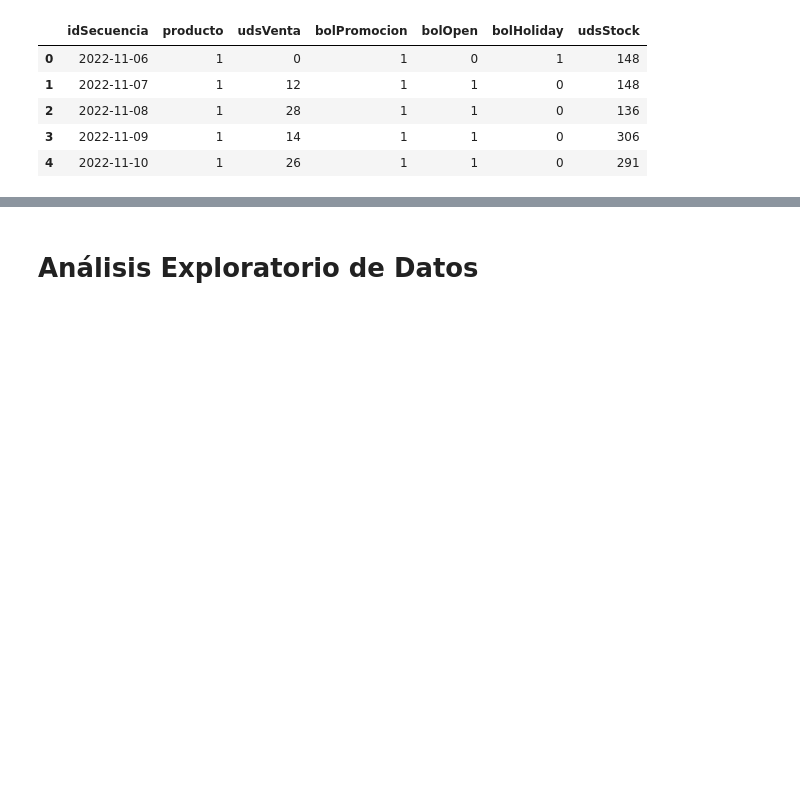
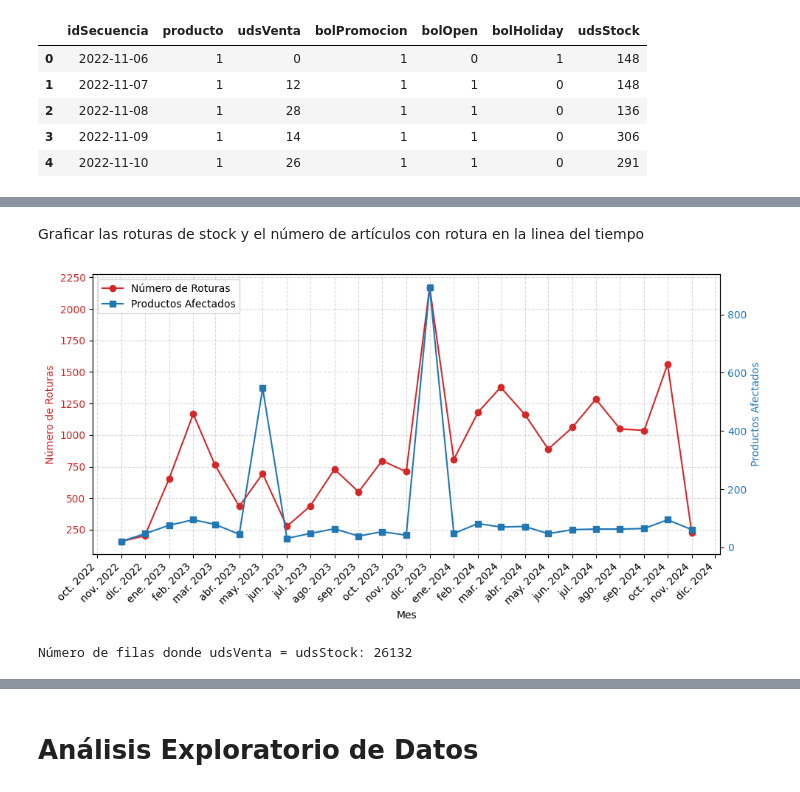
Before and after one commit to jmorala/TFMDS, a Jupyter notebook: cuadernos/01_exploracion_datos.ipynb, the cells around one changed output, grey strips where cells are left out. Cells and saved outputs as stored; diff of their text form; code cells hidden in the pictures; blank space fills up the shorter version.

```diff
--- a/cuadernos/01_exploracion_datos.ipynb
+++ b/cuadernos/01_exploracion_datos.ipynb
@@ -593,0 +696,46 @@ lecturas diferentes: 1
+# %% [markdown]
+Graficar las roturas de stock y el número de artículos con rotura en la linea del tiempo
+# %%
+import matplotlib.pyplot as plt
+import matplotlib.dates as mdates
+
+# gráfico de roturas por mes y cuantía de productos afectados
+fig, ax1 = plt.subplots(figsize=(10, 5))
+ax2 = ax1.twinx()
+
+x = roturas_por_mes.index.to_timestamp()
+ax1.plot(x, roturas_por_mes['num_roturas'], color='tab:red', marker='o', label='Número de Roturas')
+ax2.plot(x, roturas_por_mes['productos_afectados'], color='tab:blue', marker='s', label='Productos Afectados')
+
+# fondo blanco pero mostrar líneas de fondo (grid)
+fig.patch.set_facecolor('white')
+ax1.set_facecolor('white')
+ax1.grid(True, which='major', linestyle='--', color='gray', alpha=0.3)
+
+# etiquetas y colores
+ax1.set_xlabel('Mes')
+ax1.set_ylabel('Número de Roturas', color='tab:red')
+ax2.set_ylabel('Productos Afectados', color='tab:blue')
+ax1.tick_params(axis='y', labelcolor='tab:red')
+ax2.tick_params(axis='y', labelcolor='tab:blue')
+
+# ticks mensuales y formato legible
+ax1.xaxis.set_major_locator(mdates.MonthLocator(interval=1))
+ax1.xaxis.set_major_formatter(mdates.DateFormatter('%b %Y'))
+plt.setp(ax1.get_xticklabels(), rotation=45, ha='right')
+
+# leyenda combinada
+lines1, labels1 = ax1.get_legend_handles_labels()
+lines2, labels2 = ax2.get_legend_handles_labels()
+ax1.legend(lines1 + lines2, labels1 + labels2, loc='upper left')
+
+fig.tight_layout()
+plt.show()
+# %% [output]
+[figure, added]
+# %%
+#contar número de filas en que udsVenta = udsStock
+count_equal_sales_stock = (df_final['udsVenta'] == df_final['udsStock']).sum()
+print(f"Número de filas donde udsVenta = udsStock: {count_equal_sales_stock}")
+# %% [output]
+Número de filas donde udsVenta = udsStock: 26132
```
Also changed, not shown: parts of 9 cells of this notebook.
